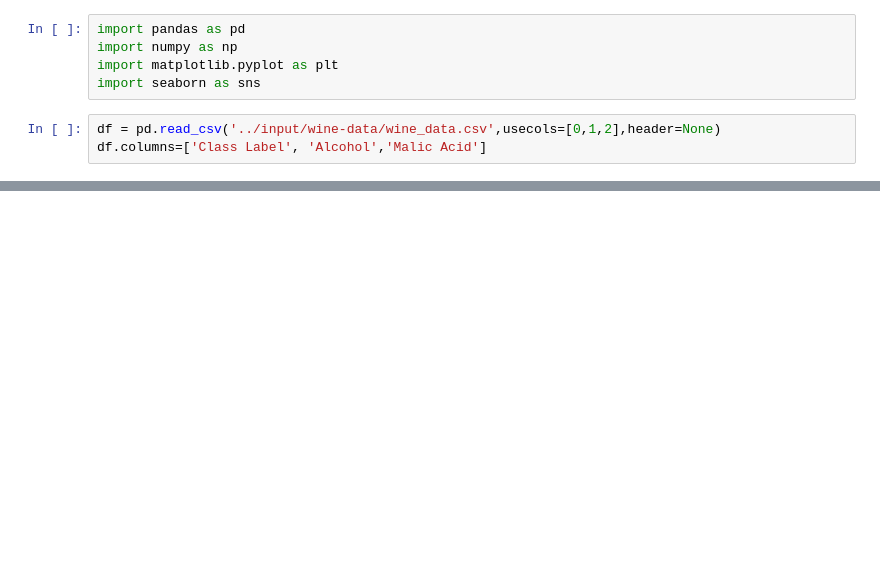
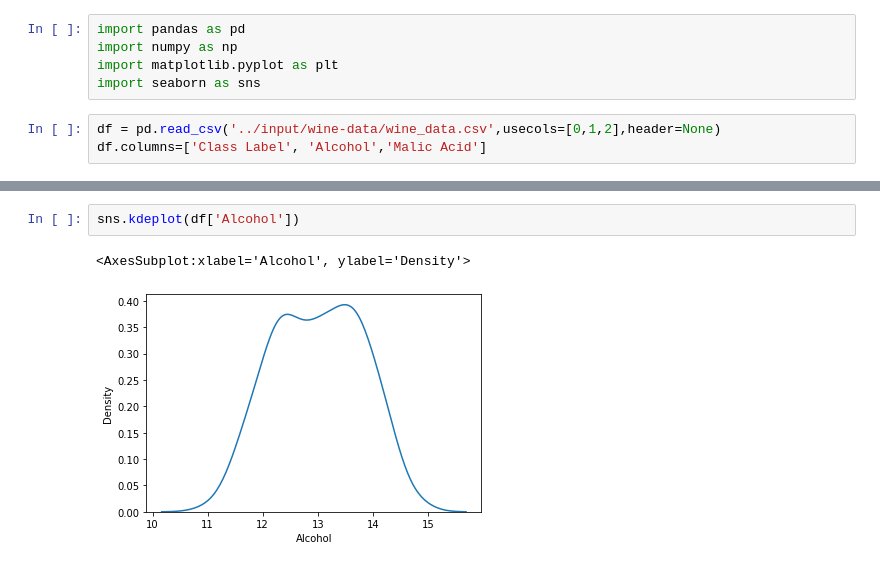
Before and after one commit to RiyaParikh0112/100-Days-of-ML, a Jupyter notebook: normalization.ipynb, the cells around one changed output, grey strips where cells are left out. Saved outputs shown, nothing was run; the diff lists cells and outputs as text; blank space fills up the shorter version.

```diff
--- a/normalization.ipynb
+++ b/normalization.ipynb
@@ -17,0 +18,5 @@ df.sample(5)
+# %%
+sns.kdeplot(df['Alcohol'])
+# %% [output]
+<AxesSubplot:xlabel='Alcohol', ylabel='Density'>
+[figure, added]
```
Also changed, not shown: parts of 3 cells of this notebook.
